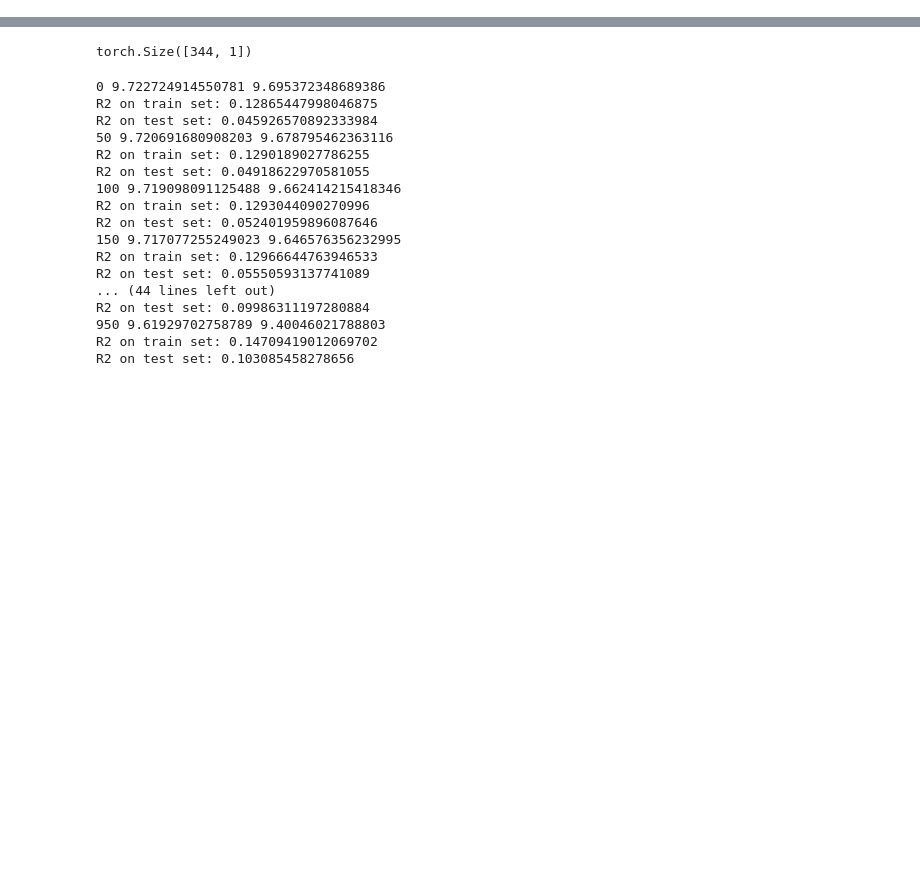
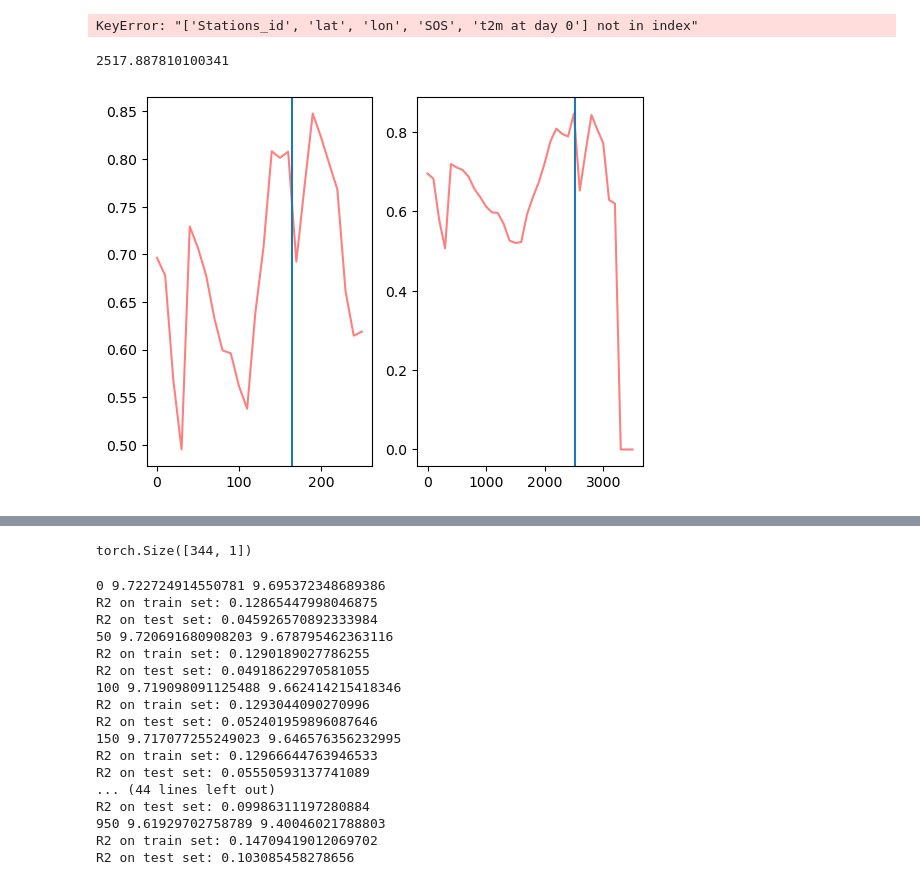
Before and after one commit to MartinP556/ML_algorithms, a Jupyter notebook: CNN_1d.ipynb, the cells around one changed output, grey strips where cells are left out. Drawn from its saved outputs; the diff is of its cells as text; code cells hidden in the pictures; blank space fills up the shorter version.

```diff
--- a/CNN_1d.ipynb
+++ b/CNN_1d.ipynb
@@ -396,0 +145,21 @@ R2 on test set: -0.3997962474822998
+# %%
+ds_reanalysis_SSA = pd.read_csv('C:\\Users\\wlwc1989\\Documents\\Phenology_Test_Notebooks\\phenology_dwd\\results_for_comparing\\Maize_ML_data_Africa_t2m_WC_SOS.csv')
+ds_reanalysis_SSA = ds_reanalysis_SSA.drop('Unnamed: 0', axis = 1).rename(columns={'Stations_id': 'Stations_Id', 'Referenzjahr': 'year'})
+ds_reanalysis_SSA['year'] = ds_reanalysis_SSA['year'].astype(int)
+ds_LSP_SSA = pd.read_csv('C:\\Users\\wlwc1989\\Documents\\Phenology_Test_Notebooks\\phenology_dwd\\results_for_comparing\\for_baseline_tests\\LSP_savgol_raw_MODIS_SSA_WC_SOS.csv')
+ds_LSP_SSA = ds_LSP_SSA.drop('Unnamed: 0', axis = 1)
+ds_inputs_SSA = pd.merge(ds_LSP_SSA, ds_reanalysis_SSA, on=['Stations_Id', 'year'], how='outer').dropna(how='any')
+ds_inputs_SSA['WC SOS date'] = pd.to_datetime(ds_inputs_SSA['WC SOS date'])
+date_columns = ['mingrad', 'maxgrad',
+                'minday', 'maxday',
+                'first 50 percentile', 'last 50 percentile',
+                'first 90 percentile', 'last 90 percentile',
+                'observed time to beginning of flowering']
+ds_inputs_SSA['observed time to beginning of flowering'] = pd.to_timedelta(ds_inputs_SSA['observed time to beginning of flowering']).dt.days
+ds_inputs_SSA = ds_inputs_SSA.loc[ds_inputs_SSA['observed time to beginning of flowering'] > 0]
+ds_inputs_SSA = interpolate_columns(ds_inputs_SSA, 195, 'NDVI')
+ds_inputs_SSA = make_cumulative(ds_inputs_SSA, driver_variable = 'temperature', numdays = 195, T_base = 0)
+#for column in date_columns:
+#    ds_inputs_SSA[column] = pd.to_datetime(ds_inputs_SSA[column])
+#    ds_inputs_SSA[column] = ds_inputs_SSA[column] - ds_inputs_SSA['WC SOS date']
+#    ds_inputs_SSA[column] = ds_inputs_SSA[column].dt.days
@@ -396,0 +190,25 @@ R2 on test set: -0.3997962474822998
+# %%
+input_array = combine_columns(ds_inputs_SSA)
+# %% [output]
+KeyError: "['Stations_id', 'lat', 'lon', 'SOS', 't2m at day 0'] not in index"
+# %%
+fig, axs = plt.subplots(1, 2)
+for statid in input_array['Stations_id'].values[1:2]:
+    for year in input_array['year'].values[1:2]:
+        input_array_at_year = input_array.sel(Stations_id = statid, year = year)
+        if np.isnan(input_array_at_year['t2m'].isel(time = 0)):
+            continue
+        time_binned = input_array_at_year.groupby_bins('time', np.arange(0, 261, 10), labels = np.arange(0, 251, 10))
+        maxs = MVI_array(input_array_at_year, index_variable = 'time', response_variable = 'NDVI', bins = np.arange(0, 261, 10), original_length = 1)
+        axs[0].plot(maxs['time_bins'], maxs['MVI NDVI'], color = 'red', alpha = 0.5)
+        anthesis_day = maxs['observed time to beginning of flowering'].values[0].astype('timedelta64[D]') / np.timedelta64(1, 'D') + 60
+        axs[0].axvline(anthesis_day)
+        temps_interpolated = to_temp_coords(input_array_at_year, new_coords = np.arange(0, 3601, 10))
+        maxs = MVI_array(temps_interpolated, index_variable = 't2m', response_variable = 'NDVI', bins = np.arange(0, 3601, 100), original_length = 10)
+        axs[1].plot(maxs['t2m_bins'], maxs['MVI NDVI'], color = 'red', alpha = 0.5)
+        anthesis_GDD = input_array_at_year.isel(time = int(anthesis_day))['t2m'].values
+        print(anthesis_GDD)
+        axs[1].axvline(anthesis_GDD)
+# %% [output]
+2517.887810100341
+[figure, added]
```
Also changed, not shown: parts of 43 cells of this notebook, 1 other file.
